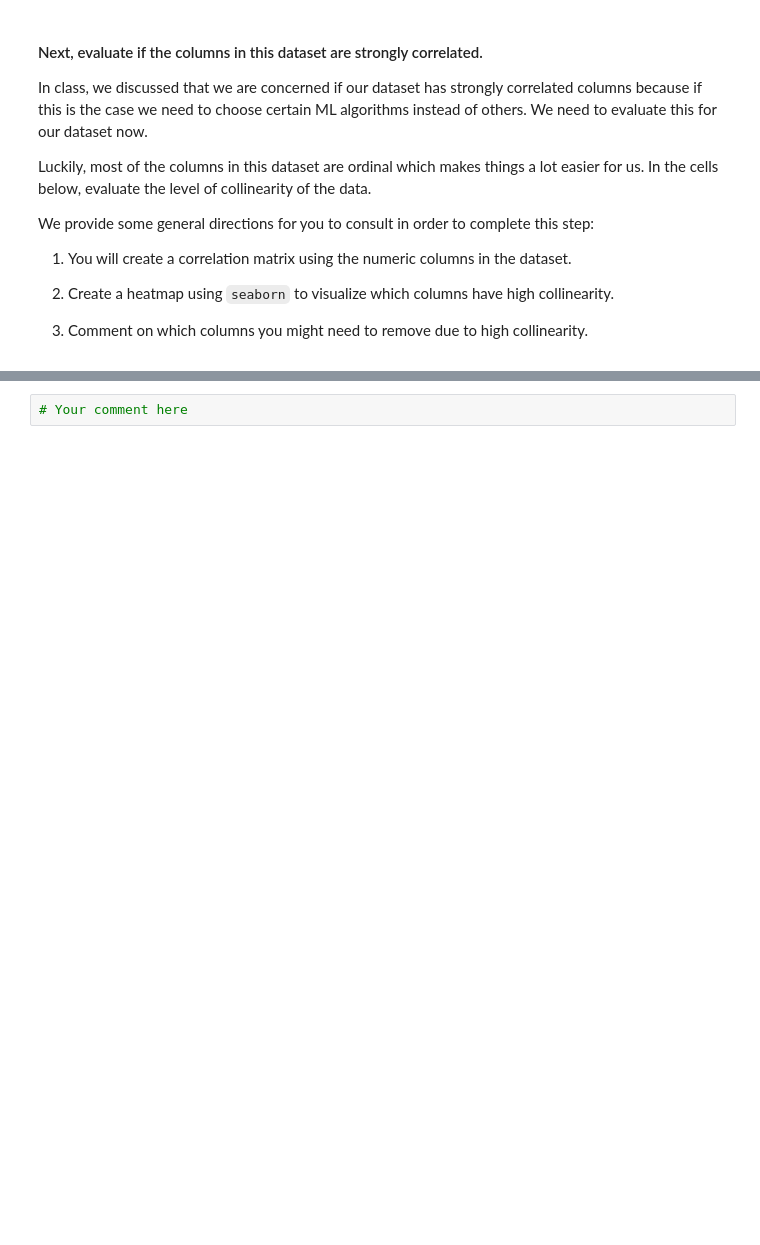
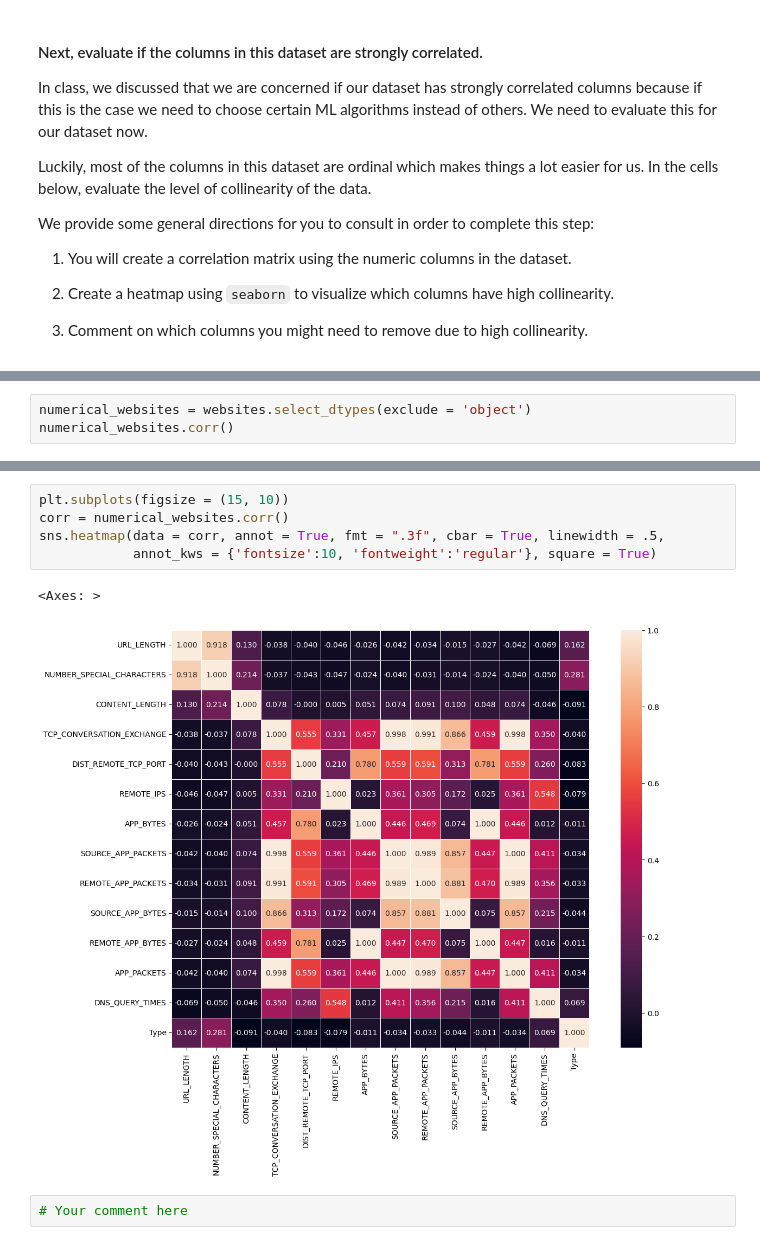
Before and after one commit to MargaMontV/dataptmad0223_labs, a Jupyter notebook: module-3/supervised-learning/your-code/main.ipynb, the cells around one changed output, grey strips where cells are left out. Cells and saved outputs as stored; diff of their text form; blank space fills up the shorter version.

```diff
--- a/module-3/supervised-learning/your-code/main.ipynb
+++ b/module-3/supervised-learning/your-code/main.ipynb
@@ -150,0 +187,3 @@ We provide some general directions for you to consult in order to complete this
+# %%
+numerical_websites = websites.select_dtypes(exclude = 'object')
+numerical_websites.corr()
@@ -151,3 +225,11 @@ We provide some general directions for you to consult in order to complete this
+# %%
+plt.subplots(figsize = (15, 10))
+corr = numerical_websites.corr()
+sns.heatmap(data = corr, annot = True, fmt = ".3f", cbar = True, linewidth = .5,
+            annot_kws = {'fontsize':10, 'fontweight':'regular'}, square = True)
+# %% [output]
+<Axes: >
+[figure, added]
 # %%
 # Your comment here
 # %% [markdown]
```
Also changed, not shown: parts of 13 cells of this notebook.
